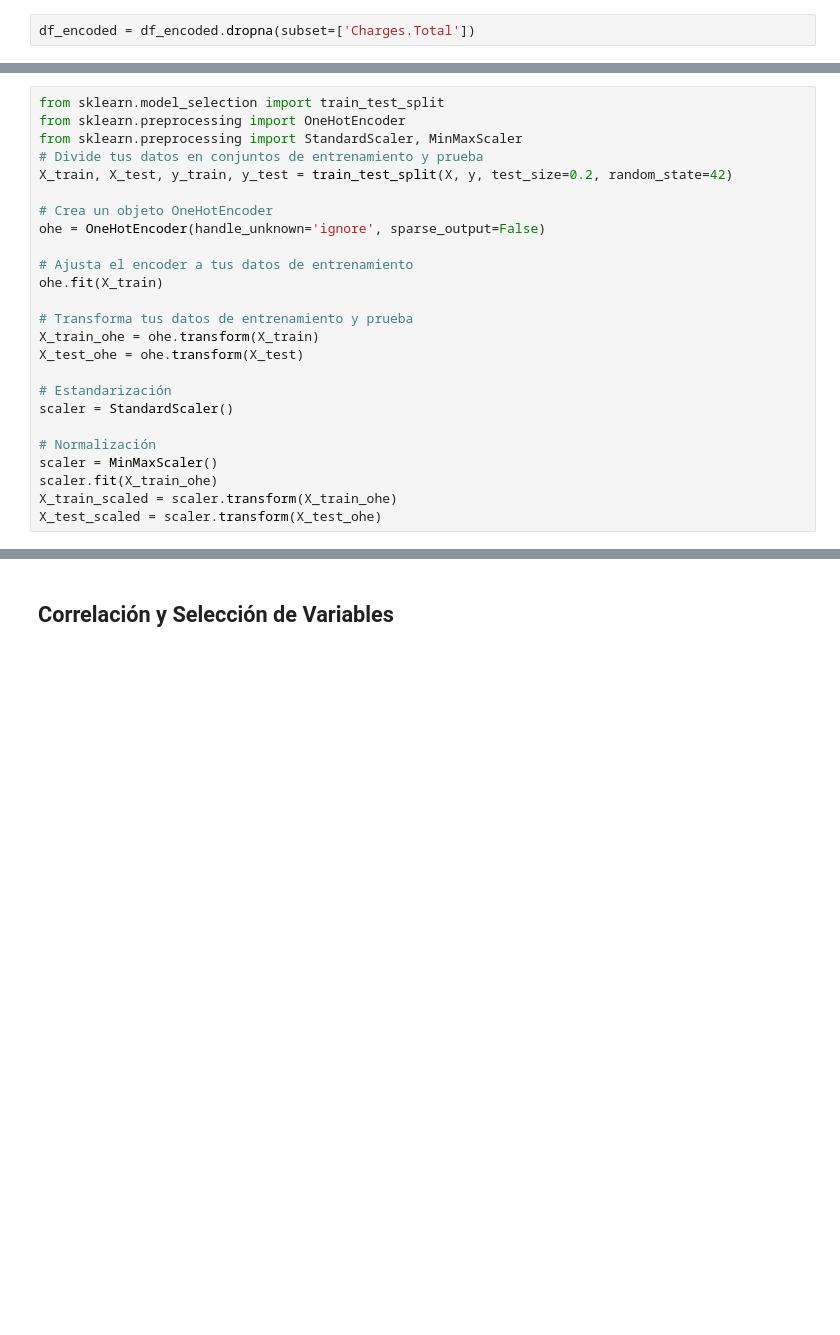
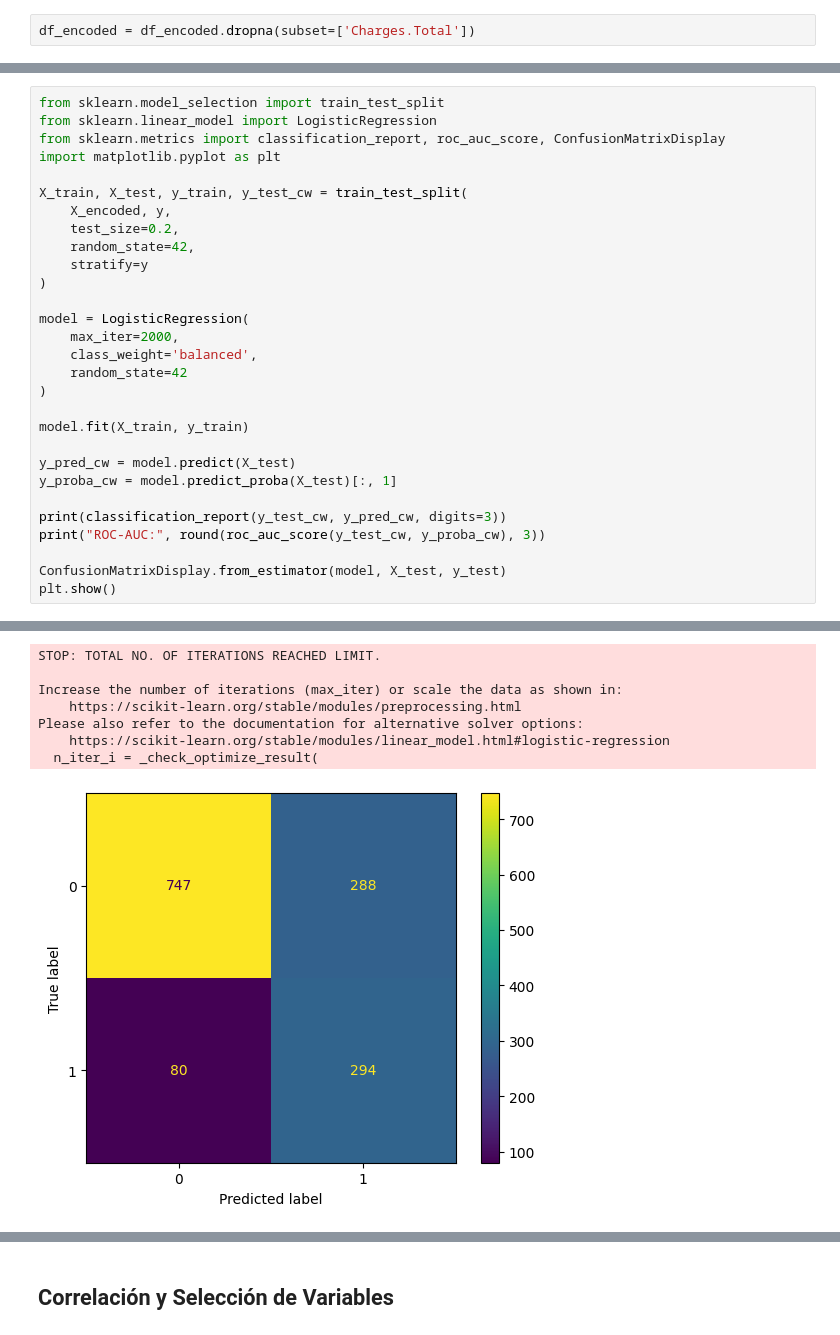
Before and after one commit to sarahouses/proyecto_telecomx2, a Jupyter notebook: Proyecto_telecomx2.ipynb, the cells around one changed output, grey strips where cells are left out. Saved outputs shown, nothing was run; the diff lists cells and outputs as text; blank space fills up the shorter version.

```diff
--- a/Proyecto_telecomx2.ipynb
+++ b/Proyecto_telecomx2.ipynb
@@ -284,25 +232,30 @@ Por ende se utilizara la regresión logistica
-# %%
-from sklearn.model_selection import train_test_split
-from sklearn.preprocessing import OneHotEncoder
-from sklearn.preprocessing import StandardScaler, MinMaxScaler
-# Divide tus datos en conjuntos de entrenamiento y prueba
-X_train, X_test, y_train, y_test = train_test_split(X, y, test_size=0.2, random_state=42)
-
-# Crea un objeto OneHotEncoder
-ohe = OneHotEncoder(handle_unknown='ignore', sparse_output=False)
-
-# Ajusta el encoder a tus datos de entrenamiento
-ohe.fit(X_train)
-
-# Transforma tus datos de entrenamiento y prueba
-X_train_ohe = ohe.transform(X_train)
-X_test_ohe = ohe.transform(X_test)
-
-# Estandarización
-scaler = StandardScaler()
-
-# Normalización
-scaler = MinMaxScaler()
-scaler.fit(X_train_ohe)
-X_train_scaled = scaler.transform(X_train_ohe)
-X_test_scaled = scaler.transform(X_test_ohe)
+# %%
+from sklearn.model_selection import train_test_split
+from sklearn.linear_model import LogisticRegression
+from sklearn.metrics import classification_report, roc_auc_score, ConfusionMatrixDisplay
+import matplotlib.pyplot as plt
+
+X_train, X_test, y_train, y_test_cw = train_test_split(
+    X_encoded, y,
+    test_size=0.2,
+    random_state=42,
+    stratify=y
+)
+
+model = LogisticRegression(
+    max_iter=2000,
+    class_weight='balanced',
+    random_state=42
+)
+
+model.fit(X_train, y_train)
+
+y_pred_cw = model.predict(X_test)
+y_proba_cw = model.predict_proba(X_test)[:, 1]
+
+print(classification_report(y_test_cw, y_pred_cw, digits=3))
+print("ROC-AUC:", round(roc_auc_score(y_test_cw, y_proba_cw), 3))
+
+ConfusionMatrixDisplay.from_estimator(model, X_test, y_test)
+plt.show()
+# %% [output]
@@ -308,0 +272,8 @@ X_test_scaled = scaler.transform(X_test_ohe)
+STOP: TOTAL NO. OF ITERATIONS REACHED LIMIT.
+
+Increase the number of iterations (max_iter) or scale the data as shown in:
+    https://scikit-learn.org/stable/modules/preprocessing.html
+Please also refer to the documentation for alternative solver options:
+    https://scikit-learn.org/stable/modules/linear_model.html#logistic-regression
+  n_iter_i = _check_optimize_result(
+[figure, added]
```
Also changed, not shown: parts of 36 cells of this notebook.
